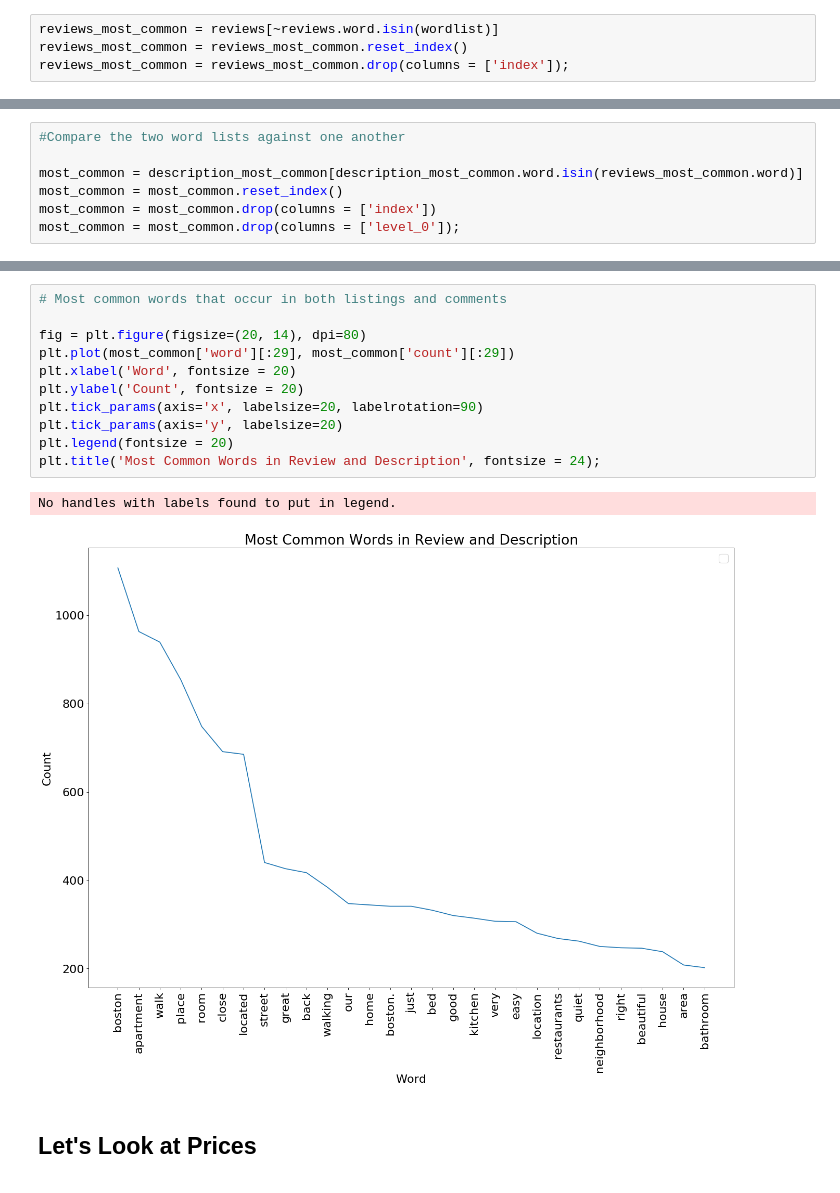
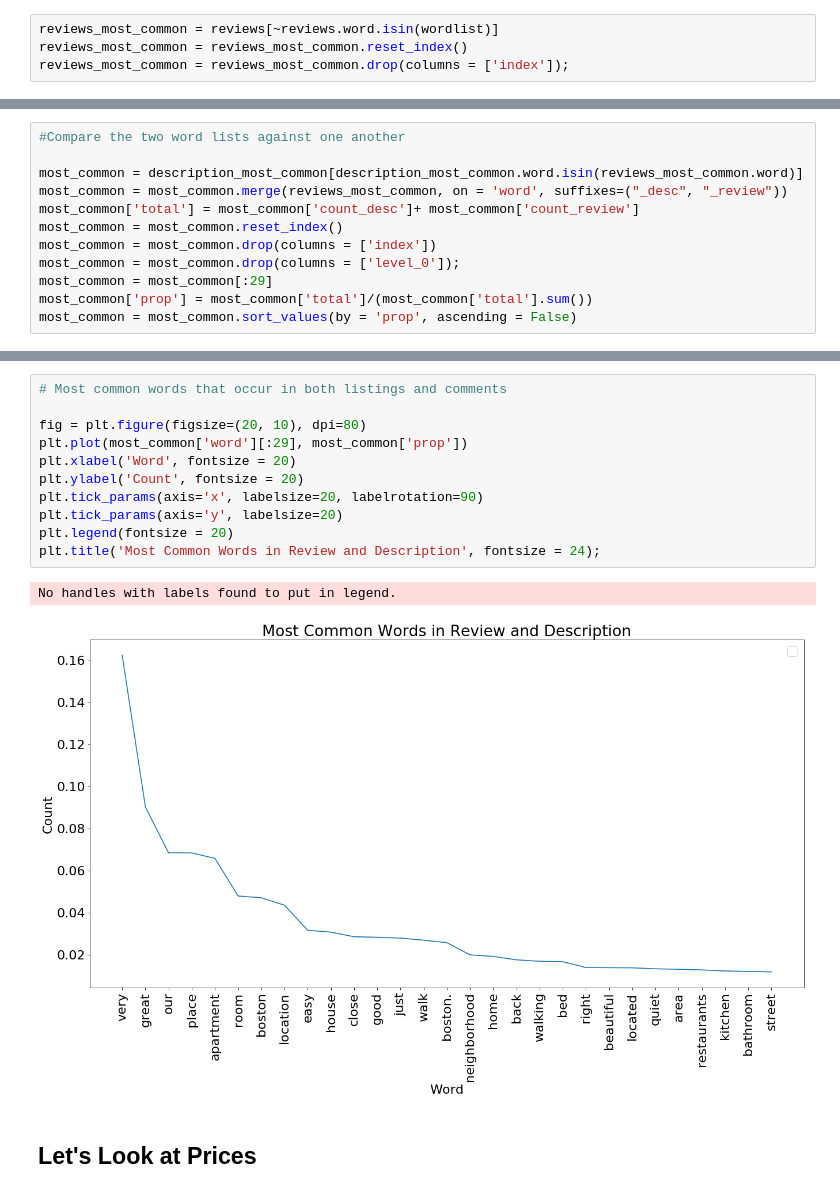
Before and after one commit to stephenparvaresh/Project_One_Boston_AirBnB, a Jupyter notebook: Boston_AirBnB_Notebook.ipynb, the cells around one changed output, grey strips where cells are left out. Cells and saved outputs as stored; diff of their text form.

```diff
--- a/Boston_AirBnB_Notebook.ipynb
+++ b/Boston_AirBnB_Notebook.ipynb
@@ -301,6 +341,11 @@ No handles with labels found to put in legend.
 #Compare the two word lists against one another
 
 most_common = description_most_common[description_most_common.word.isin(reviews_most_common.word)]
+most_common = most_common.merge(reviews_most_common, on = 'word', suffixes=("_desc", "_review"))
+most_common['total'] = most_common['count_desc']+ most_common['count_review']
 most_common = most_common.reset_index()
 most_common = most_common.drop(columns = ['index'])
 most_common = most_common.drop(columns = ['level_0']);
+most_common = most_common[:29]
+most_common['prop'] = most_common['total']/(most_common['total'].sum())
+most_common = most_common.sort_values(by = 'prop', ascending = False)
@@ -327,17 +352,17 @@ most_common
 # %%
 # Most common words that occur in both listings and comments
 
-fig = plt.figure(figsize=(20, 14), dpi=80)
-plt.plot(most_common['word'][:29], most_common['count'][:29])
+fig = plt.figure(figsize=(20, 10), dpi=80)
+plt.plot(most_common['word'][:29], most_common['prop'])
 plt.xlabel('Word', fontsize = 20)
 plt.ylabel('Count', fontsize = 20)
 plt.tick_params(axis='x', labelsize=20, labelrotation=90)
 plt.tick_params(axis='y', labelsize=20)
 plt.legend(fontsize = 20)
 plt.title('Most Common Words in Review and Description', fontsize = 24);
 # %% [output]
 No handles with labels found to put in legend.
-[figure, old version]
+[figure, new version]
 # %% [markdown]
 ## Let's Look at Prices
 # %%
```
Also changed, not shown: parts of 32 cells of this notebook.
